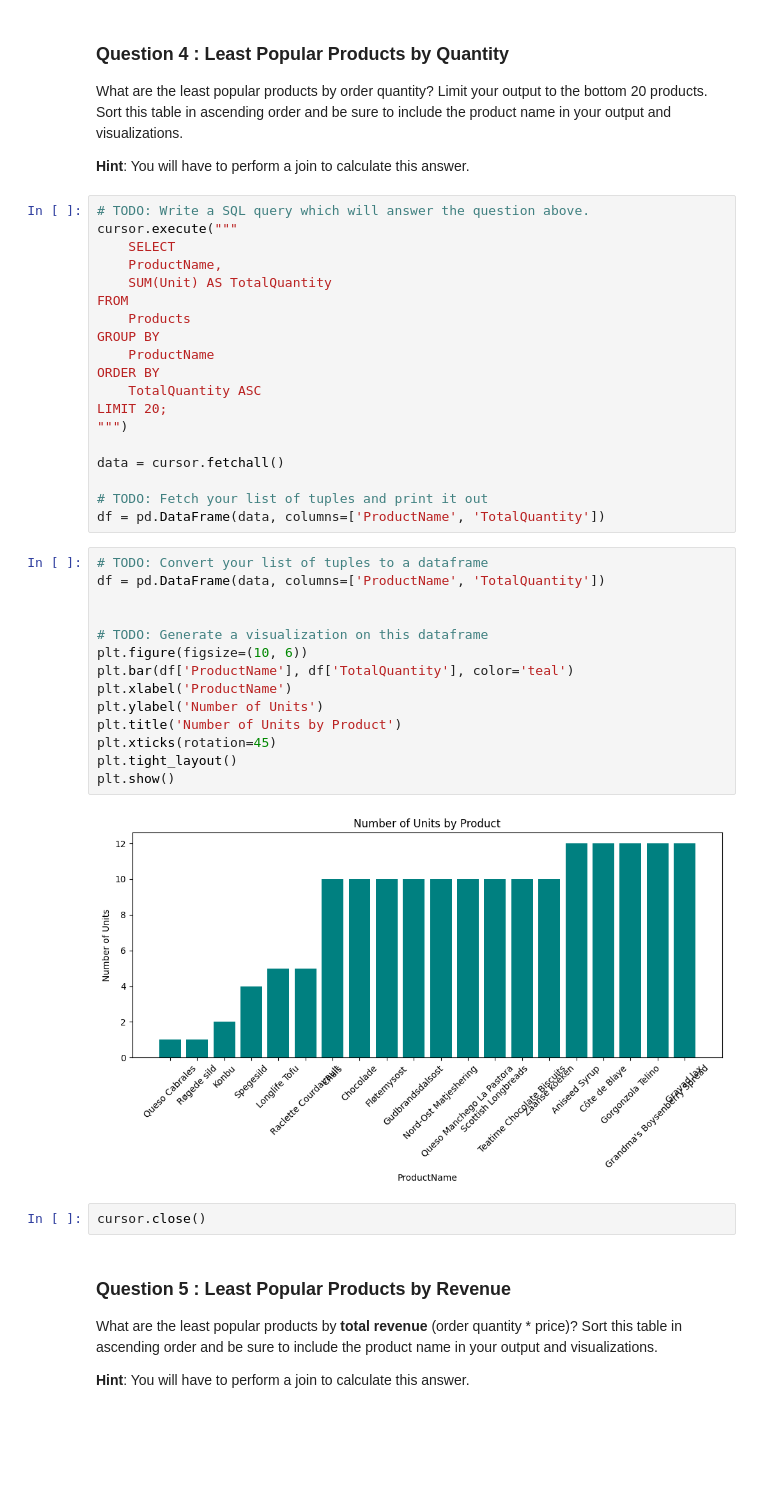
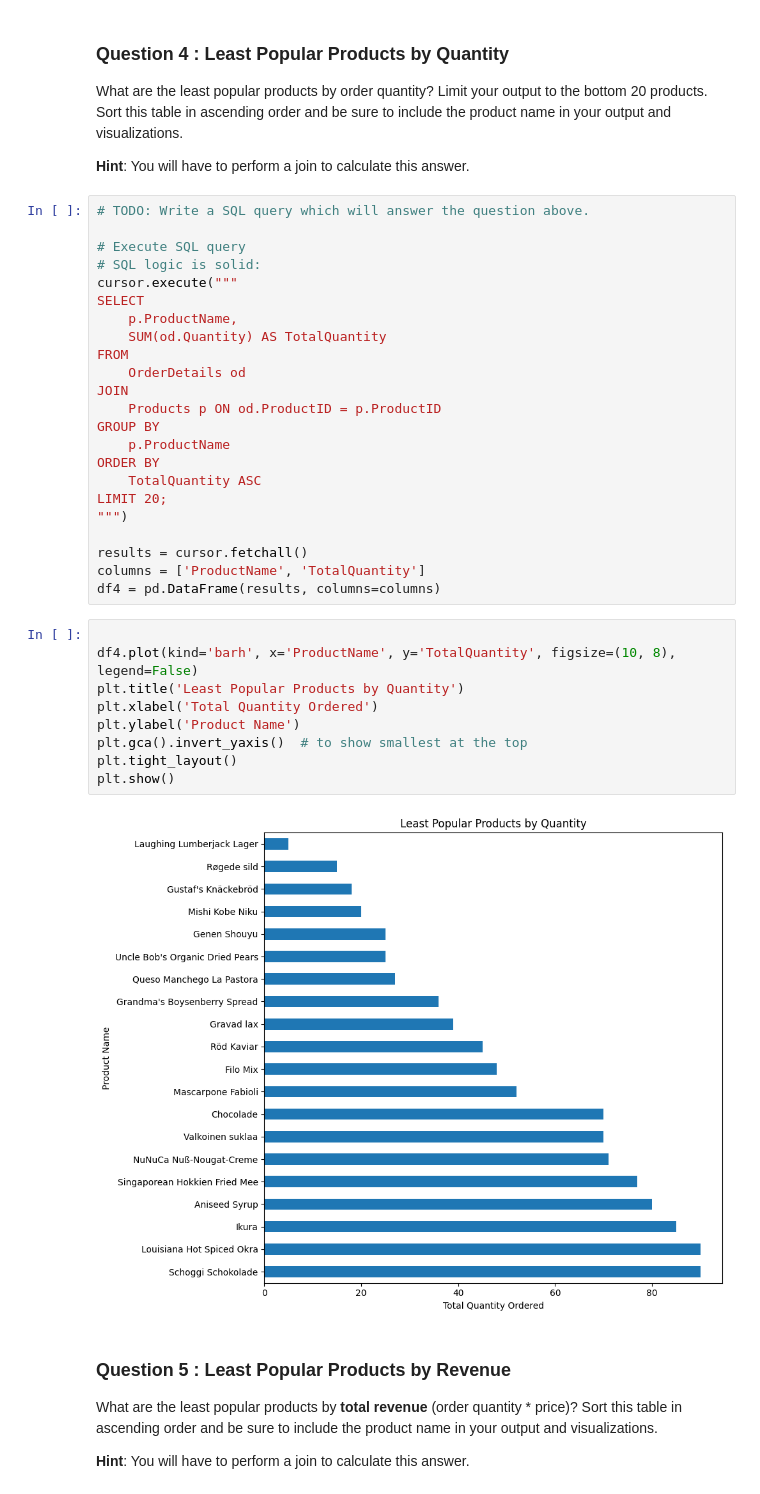
Before and after one commit to JRGuallpa/adhoc-sql, a Jupyter notebook: adhoc_report.ipynb, the cells around one changed output. Cells and saved outputs as stored; diff of their text form; blank space fills up the shorter version.

```diff
--- a/adhoc_report.ipynb
+++ b/adhoc_report.ipynb
@@ -136,41 +136,38 @@ What are the least popular products by order quantity? Limit your output to the
 **Hint**: You will have to perform a join to calculate this answer.
 # %%
 # TODO: Write a SQL query which will answer the question above.
+
+# Execute SQL query
+# SQL logic is solid:
 cursor.execute("""
-    SELECT
-    ProductName,
-    SUM(Unit) AS TotalQuantity
+SELECT
+    p.ProductName,
+    SUM(od.Quantity) AS TotalQuantity
 FROM
-    Products
+    OrderDetails od
+JOIN
+    Products p ON od.ProductID = p.ProductID
 GROUP BY
-    ProductName
+    p.ProductName
 ORDER BY
     TotalQuantity ASC
 LIMIT 20;
 """)
 
-data = cursor.fetchall()
-
-# TODO: Fetch your list of tuples and print it out
-df = pd.DataFrame(data, columns=['ProductName', 'TotalQuantity'])
+results = cursor.fetchall()
+columns = ['ProductName', 'TotalQuantity']
+df4 = pd.DataFrame(results, columns=columns)
-# %%
-# TODO: Convert your list of tuples to a dataframe
-df = pd.DataFrame(data, columns=['ProductName', 'TotalQuantity'])
-
-
-# TODO: Generate a visualization on this dataframe
-plt.figure(figsize=(10, 6))
-plt.bar(df['ProductName'], df['TotalQuantity'], color='teal')
-plt.xlabel('ProductName')
-plt.ylabel('Number of Units')
-plt.title('Number of Units by Product')
-plt.xticks(rotation=45)
-plt.tight_layout()
-plt.show()
-# %% [output]
-[figure, removed]
-# %%
-cursor.close()
+# %%
+
+df4.plot(kind='barh', x='ProductName', y='TotalQuantity', figsize=(10, 8), legend=False)
+plt.title('Least Popular Products by Quantity')
+plt.xlabel('Total Quantity Ordered')
+plt.ylabel('Product Name')
+plt.gca().invert_yaxis()  # to show smallest at the top
+plt.tight_layout()
+plt.show()
+# %% [output]
+[figure, added]
 # %% [markdown]
 ### Question 5 : Least Popular Products by Revenue
 
```
Also changed, not shown: parts of 11 cells of this notebook.
